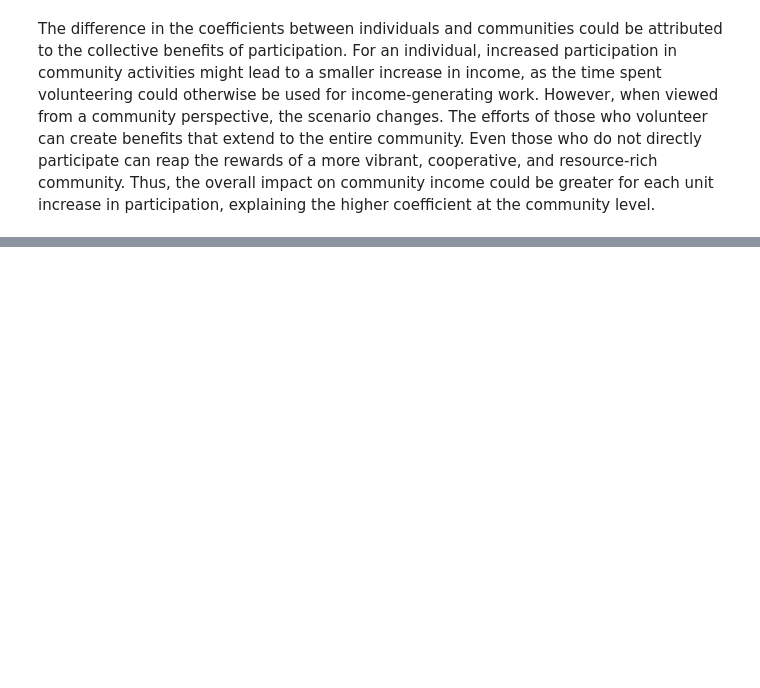
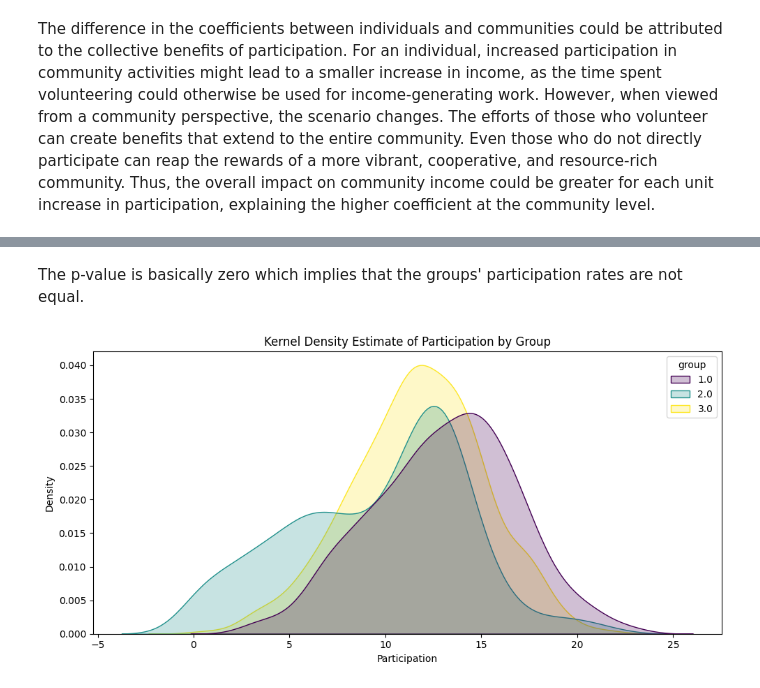
Before and after one commit to KoperSloper/Research_Course, a Jupyter notebook: final assignment.ipynb, the cells around one changed output, grey strips where cells are left out. Drawn from its saved outputs; the diff is of its cells as text; code cells hidden in the pictures; blank space fills up the shorter version.

```diff
--- a/final assignment.ipynb
+++ b/final assignment.ipynb
@@ -183,0 +257,15 @@ The difference in the coefficients between individuals and communities could be
+# %% [markdown]
+The p-value is basically zero which implies that the groups' participation rates are not equal.
+# %%
+fig, ax = plt.subplots(figsize=(10, 5))
+
+sns.kdeplot(data=data, x='part', hue='group', ax=ax, palette="viridis", fill=True)
+
+ax.set_title('Kernel Density Estimate of Participation by Group')
+ax.set_xlabel('Participation')
+ax.set_ylabel('Density')
+
+plt.tight_layout()
+plt.show()
+# %% [output]
+[figure, added]
```
Also changed, not shown: parts of 13 cells of this notebook.
